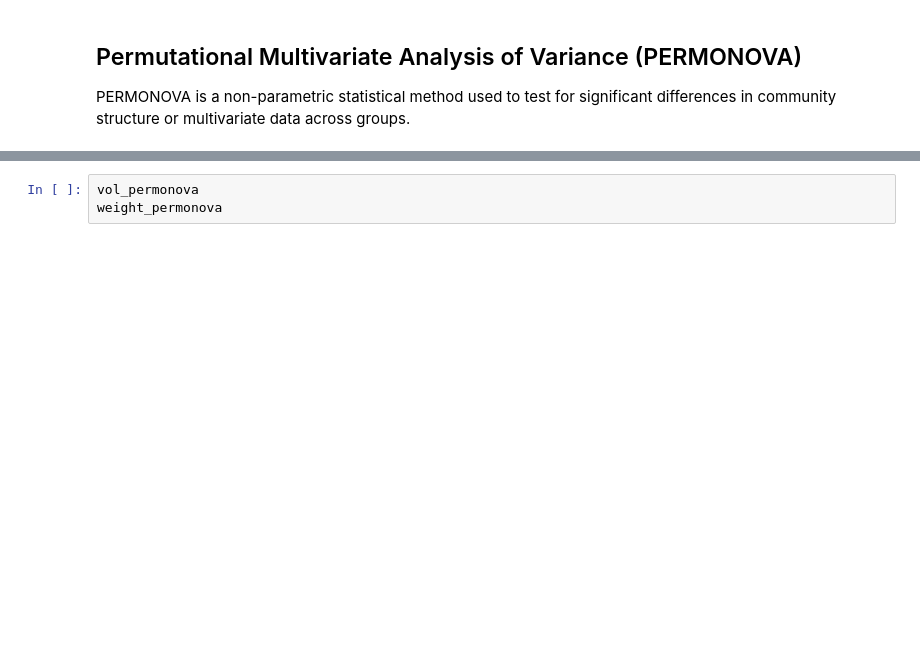
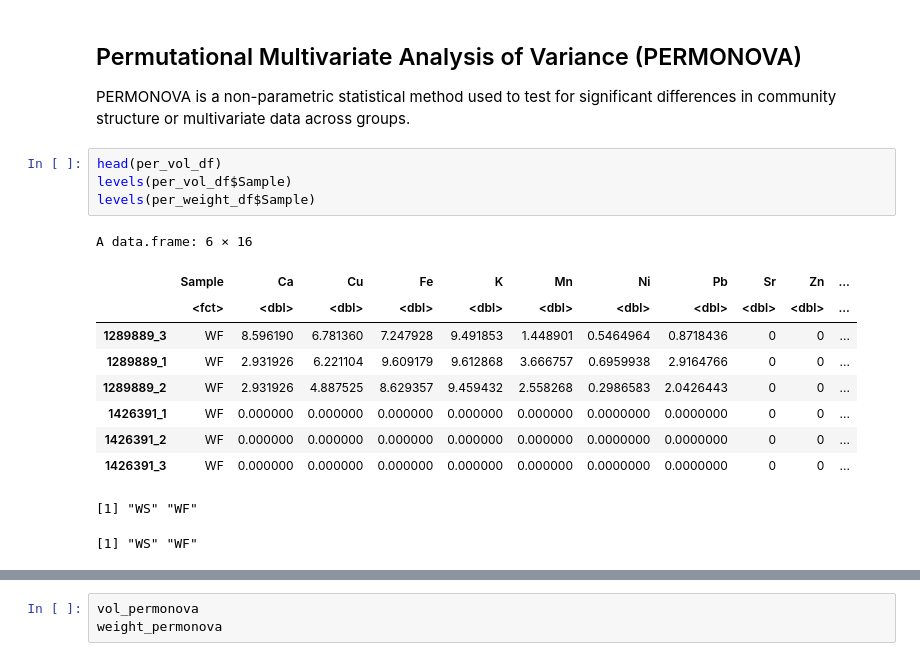
Before and after one commit to UNC-CEMALB/P1015.-Wildfire_Suffcient_Similiarity, a Jupyter notebook: 2. Cluster Analysis/PCoA.ipynb, the cells around one changed output, grey strips where cells are left out. Saved outputs shown, nothing was run; the diff lists cells and outputs as text; blank space fills up the shorter version.

```diff
--- a/2. Cluster Analysis/PCoA.ipynb
+++ b/2. Cluster Analysis/PCoA.ipynb
@@ -151,4 +151,20 @@ A data.frame: 6 × 21
 ## Permutational Multivariate Analysis of Variance (PERMONOVA)
 
 PERMONOVA is a non-parametric statistical method used to test for significant differences in community structure or multivariate data across groups.
+# %%
+head(per_vol_df)
+levels(per_vol_df$Sample)
+levels(per_weight_df$Sample)
+# %% [output]
+A data.frame: 6 × 16
+|  | Sample | Ca | Cu | Fe | K | Mn | Ni | Pb | Sr | Zn | ... |
+|  | <fct> | <dbl> | <dbl> | <dbl> | <dbl> | <dbl> | <dbl> | <dbl> | <dbl> | <dbl> | ... |
+| 1289889_3 | WF | 8.596190 | 6.781360 | 7.247928 | 9.491853 | 1.448901 | 0.5464964 | 0.8718436 | 0 | 0 | ... |
+| 1289889_1 | WF | 2.931926 | 6.221104 | 9.609179 | 9.612868 | 3.666757 | 0.6959938 | 2.9164766 | 0 | 0 | ... |
+| 1289889_2 | WF | 2.931926 | 4.887525 | 8.629357 | 9.459432 | 2.558268 | 0.2986583 | 2.0426443 | 0 | 0 | ... |
+| 1426391_1 | WF | 0.000000 | 0.000000 | 0.000000 | 0.000000 | 0.000000 | 0.0000000 | 0.0000000 | 0 | 0 | ... |
+| 1426391_2 | WF | 0.000000 | 0.000000 | 0.000000 | 0.000000 | 0.000000 | 0.0000000 | 0.0000000 | 0 | 0 | ... |
+| 1426391_3 | WF | 0.000000 | 0.000000 | 0.000000 | 0.000000 | 0.000000 | 0.0000000 | 0.0000000 | 0 | 0 | ... |
+[1] "WS" "WF"
+[1] "WS" "WF"
 # %%
```
Also changed, not shown: parts of 10 cells of this notebook.
